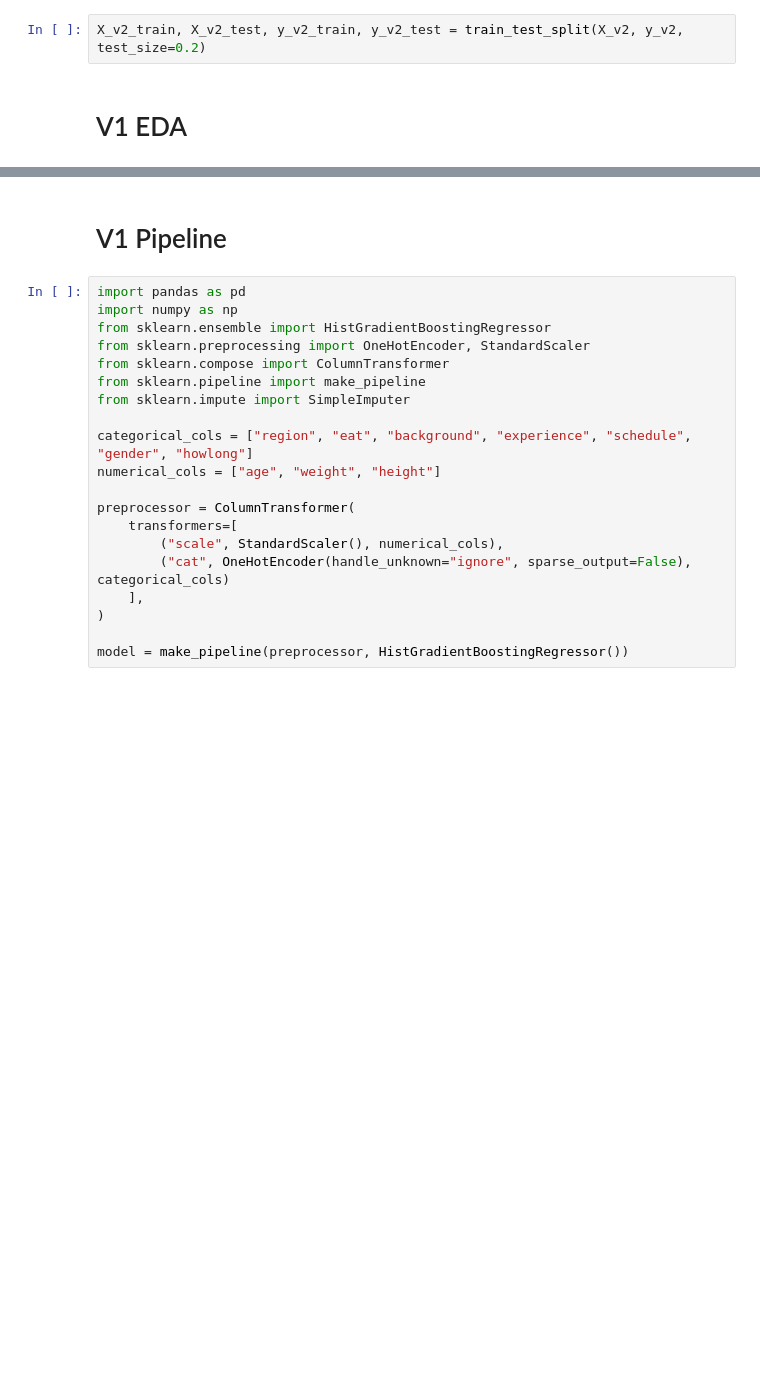
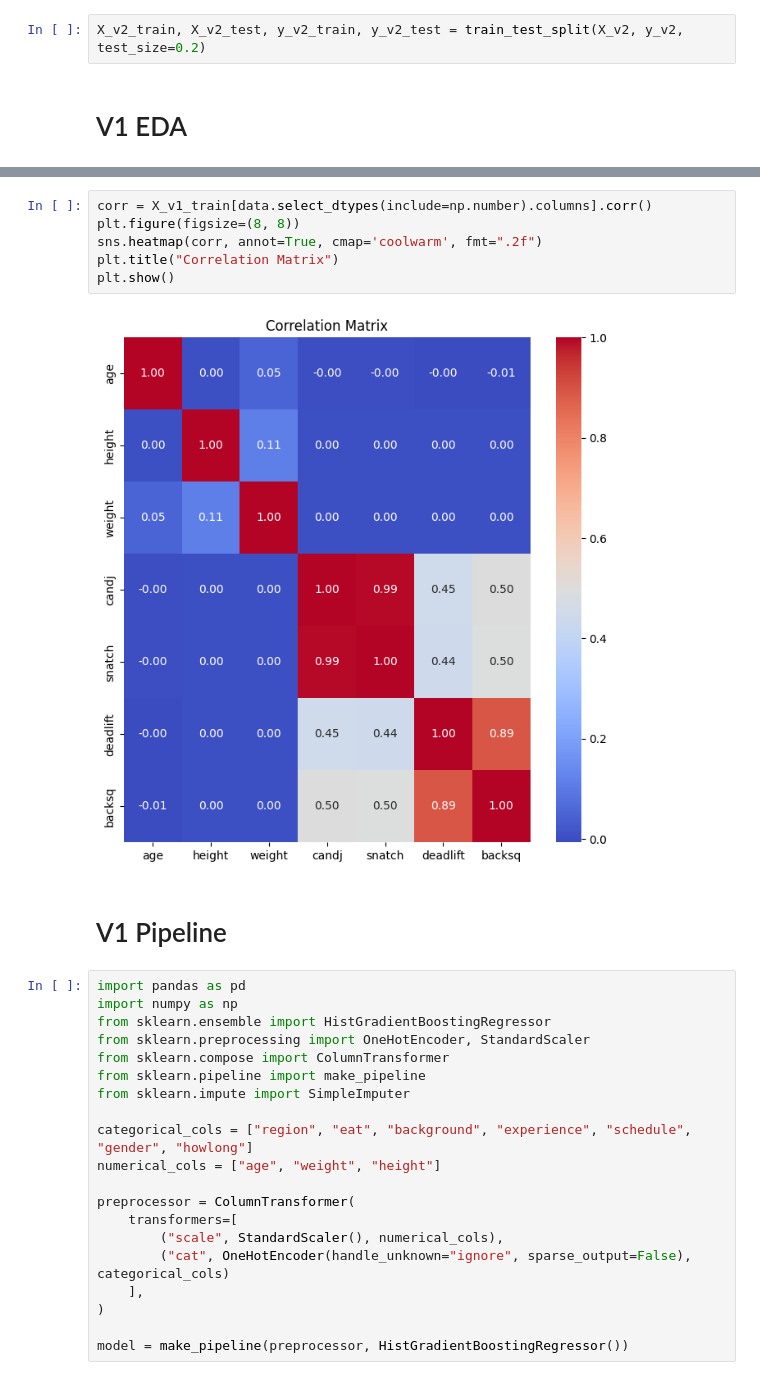
Before and after one commit to brandt-buchda/adsp_32021_assignment_1, a Jupyter notebook: assignment_1.ipynb, the cells around one changed output, grey strips where cells are left out. Saved outputs shown, nothing was run; the diff lists cells and outputs as text; blank space fills up the shorter version.

```diff
--- a/assignment_1.ipynb
+++ b/assignment_1.ipynb
@@ -111,3 +135,11 @@ X_v2_train, X_v2_test, y_v2_train, y_v2_test = train_test_split(X_v2, y_v2, test
+# %%
+corr = X_v1_train[data.select_dtypes(include=np.number).columns].corr()
+plt.figure(figsize=(8, 8))
+sns.heatmap(corr, annot=True, cmap='coolwarm', fmt=".2f")
+plt.title("Correlation Matrix")
+plt.show()
+# %% [output]
+[figure, added]
 # %% [markdown]
 # V1 Pipeline
 # %%
```
Also changed, not shown: parts of 5 cells of this notebook.
